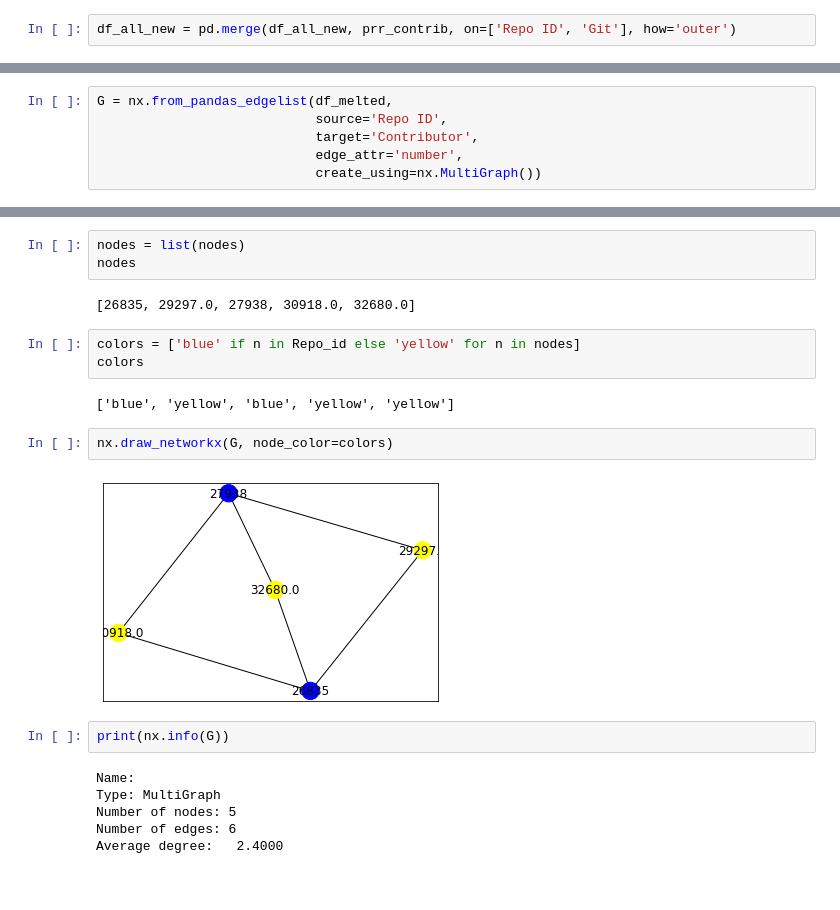
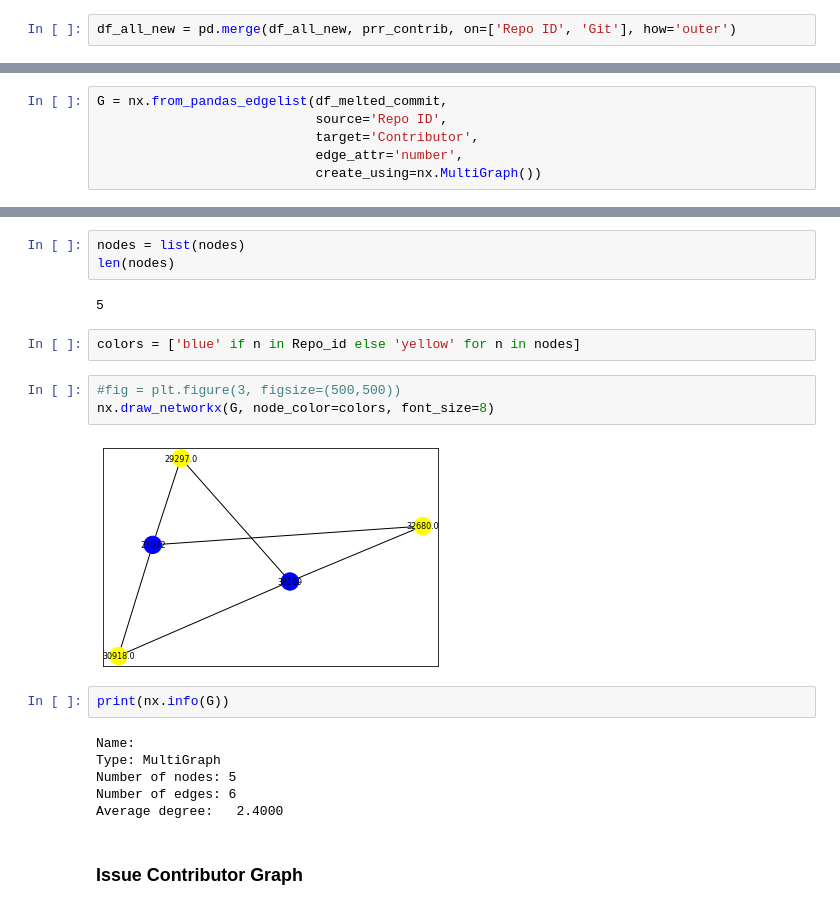
Before and after one commit to hemajv/sandiego, a Jupyter notebook: notebooks/contributors_per_repo.ipynb, the cells around one changed output, grey strips where cells are left out. Drawn from its saved outputs; the diff is of its cells as text.

```diff
--- a/notebooks/contributors_per_repo.ipynb
+++ b/notebooks/contributors_per_repo.ipynb
@@ -335,5 +371,5 @@ contributor_id
 # %%
-G = nx.from_pandas_edgelist(df_melted,
+G = nx.from_pandas_edgelist(df_melted_commit,
                             source='Repo ID',
                             target='Contributor',
                             edge_attr='number',
@@ -346,17 +382,15 @@ NodeView((26835, 29297.0, 27938, 30918.0, 32680.0))
 # %%
 nodes = list(nodes)
-nodes
+len(nodes)
 # %% [output]
-[26835, 29297.0, 27938, 30918.0, 32680.0]
+5
 # %%
 colors = ['blue' if n in Repo_id else 'yellow' for n in nodes]
-colors
-# %% [output]
-['blue', 'yellow', 'blue', 'yellow', 'yellow']
-# %%
-nx.draw_networkx(G, node_color=colors)
-# %% [output]
-[figure, removed]
+# %%
+#fig = plt.figure(3, figsize=(500,500))
+nx.draw_networkx(G, node_color=colors, font_size=8)
+# %% [output]
+[figure, added]
 # %%
 print(nx.info(G))
 # %% [output]
@@ -365,3 +399,5 @@ Type: MultiGraph
 Number of nodes: 5
 Number of edges: 6
 Average degree:   2.4000
+# %% [markdown]
+### Issue Contributor Graph
```
Also changed, not shown: parts of 66 cells of this notebook.
